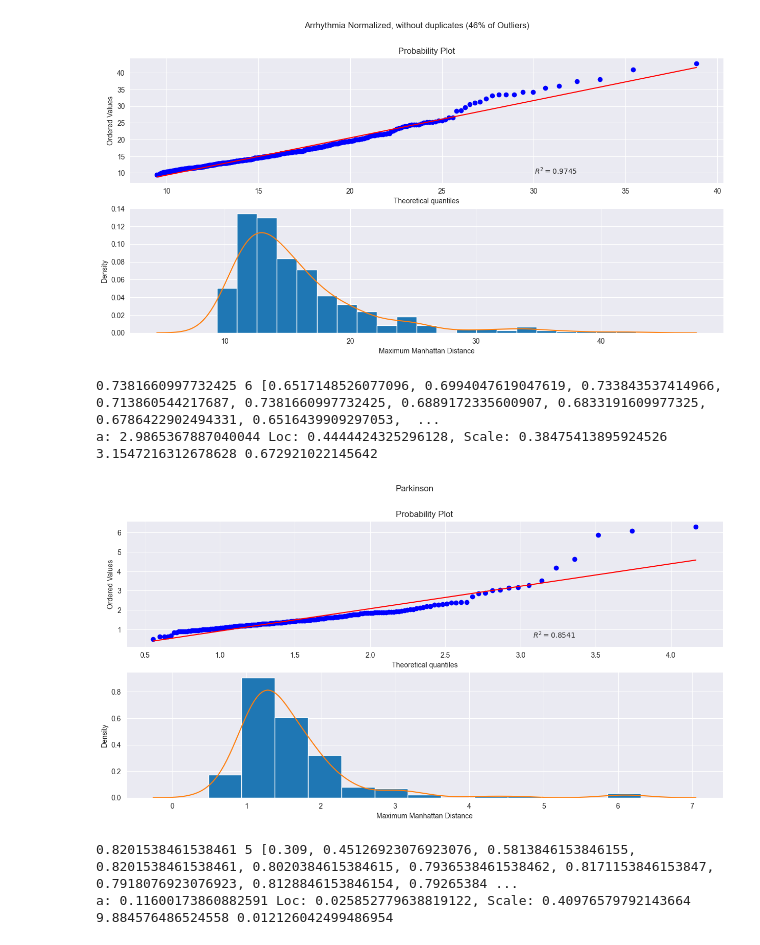
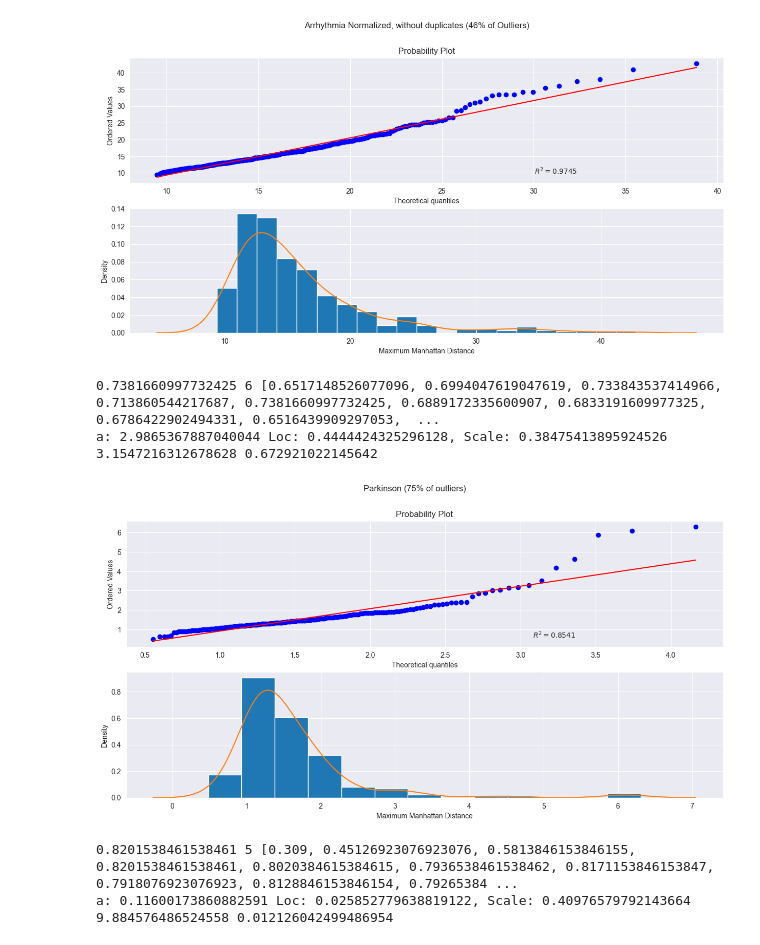
Before and after one commit to hodge-py/Outlier-Detection, a Jupyter notebook: Final_Version_gamma.ipynb, the cells around one changed output. Cells and saved outputs as stored; diff of their text form; code cells hidden in the pictures.

```diff
--- a/Final_Version_gamma.ipynb
+++ b/Final_Version_gamma.ipynb
@@ -124,13 +124,13 @@ a: 1.8273969422906111 Loc: 9.342317417735593, Scale: 3.516695774868659
 # %%
 X, y = setupDf("real/Parkinson_withoutdupl_norm_75.arff")
 endResults = outputResults(X,y)
 printResults(endResults)
-qqPlots(X,y,6,"Parkinson")
+qqPlots(X,y,6,"Parkinson (75% of outliers)")
 # %% [output]
 0.7381660997732425 6 [0.6517148526077096, 0.6994047619047619, 0.733843537414966, 0.713860544217687, 0.7381660997732425, 0.6889172335600907, 0.6833191609977325, 0.6786422902494331, 0.6516439909297053,  ...
 a: 2.9865367887040044 Loc: 0.4444424325296128, Scale: 0.38475413895924526
 3.1547216312678628 0.672921022145642
-[figure, old version]
+[figure, new version]
 # %%
 X, y = setupDf("real/Shuttle_withoutdupl_norm_v10.arff")
 endResults = outputResults(X,y)
```
Also changed, not shown: parts of 1 cell of this notebook, 1 other file.
